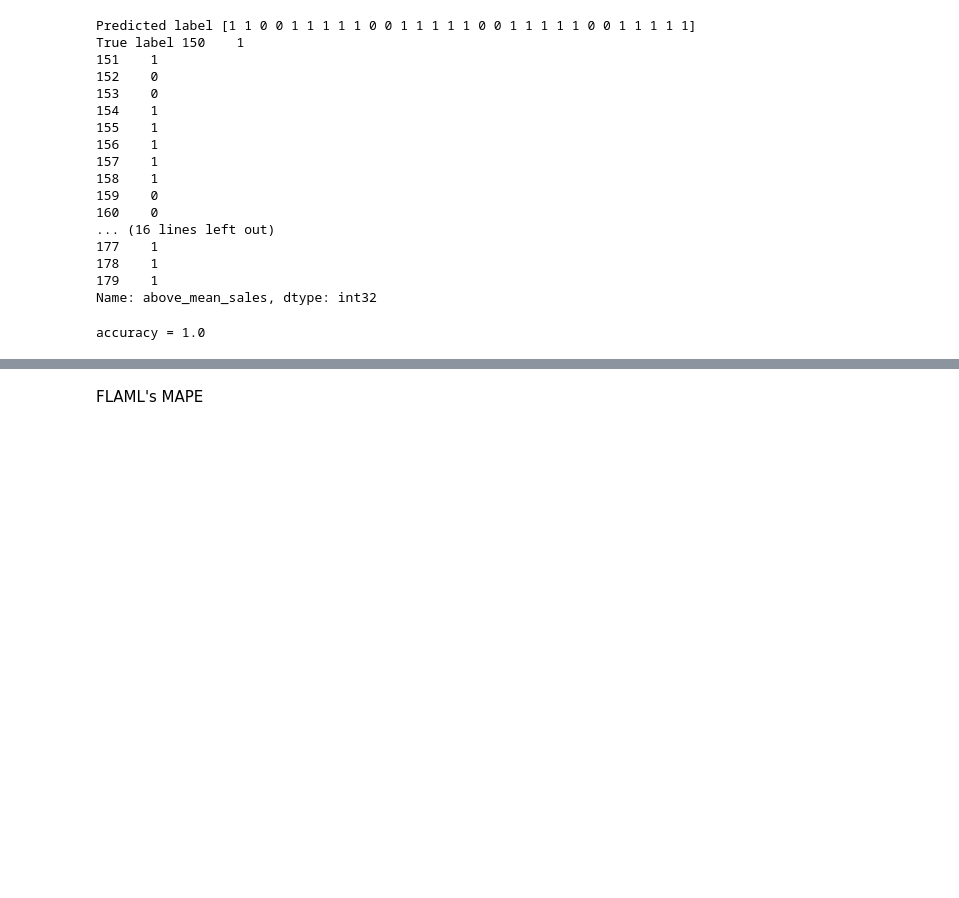
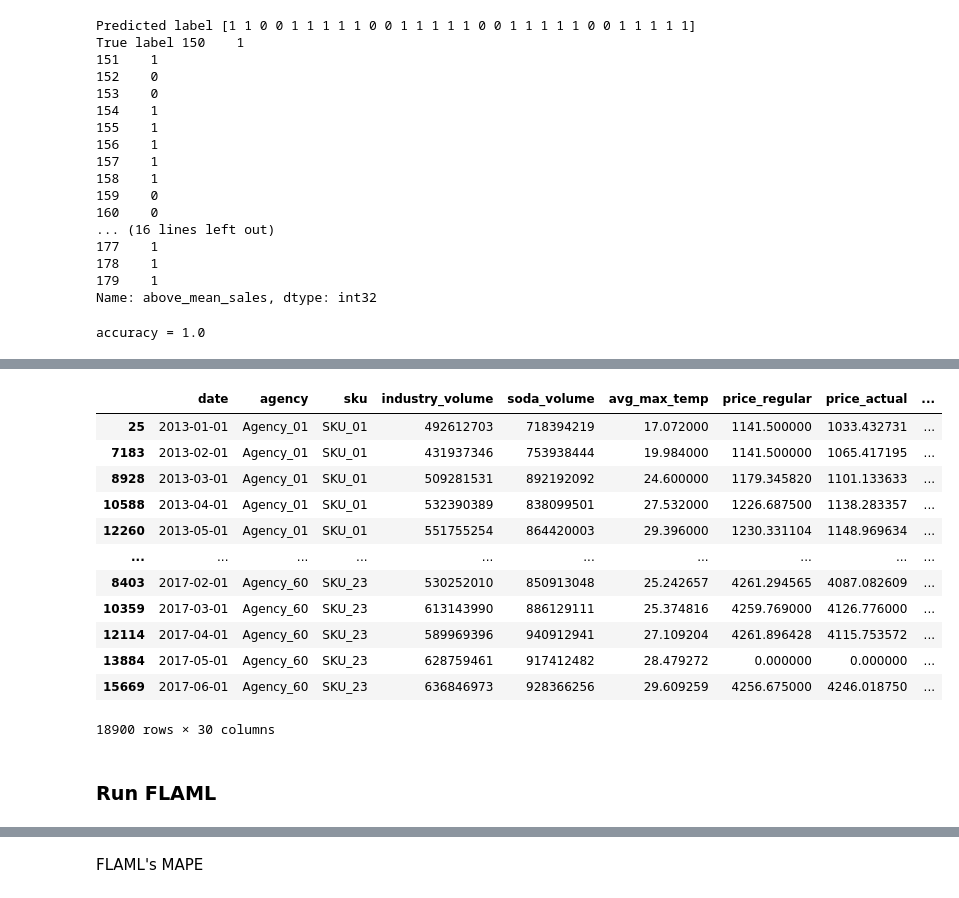
Before and after one commit to shreyas36/FLAML, a Jupyter notebook: notebook/automl_time_series_forecast.ipynb, the cells around one changed output, grey strips where cells are left out. Drawn from its saved outputs; the diff is of its cells as text; code cells hidden in the pictures; blank space fills up the shorter version.

```diff
--- a/notebook/automl_time_series_forecast.ipynb
+++ b/notebook/automl_time_series_forecast.ipynb
@@ -489,0 +522,34 @@ accuracy = 1.0
+# %%
+import numpy as np
+data, special_days = get_stalliion_data()
+time_horizon = 6  # predict six months
+# make time steps first column
+data["time_idx"] = data["date"].dt.year * 12 + data["date"].dt.month
+data["time_idx"] -= data["time_idx"].min()
+training_cutoff = data["time_idx"].max() - time_horizon
+ts_col = data.pop("date")
+data.insert(0, "date", ts_col)
+# FLAML assumes input is not sorted, but we sort here for comparison purposes with y_test
+data = data.sort_values(["agency", "sku", "date"])
+X_train = data[lambda x: x.time_idx <= training_cutoff]
+X_test = data[lambda x: x.time_idx > training_cutoff]
+y_train = X_train.pop("volume")
+y_test = X_test.pop("volume")
+# %%
+X_train
+# %% [output]
+|  | date | agency | sku | industry_volume | soda_volume | avg_max_temp | price_regular | price_actual | ... |
+| 25 | 2013-01-01 | Agency_01 | SKU_01 | 492612703 | 718394219 | 17.072000 | 1141.500000 | 1033.432731 | ... |
+| 7183 | 2013-02-01 | Agency_01 | SKU_01 | 431937346 | 753938444 | 19.984000 | 1141.500000 | 1065.417195 | ... |
+| 8928 | 2013-03-01 | Agency_01 | SKU_01 | 509281531 | 892192092 | 24.600000 | 1179.345820 | 1101.133633 | ... |
+| 10588 | 2013-04-01 | Agency_01 | SKU_01 | 532390389 | 838099501 | 27.532000 | 1226.687500 | 1138.283357 | ... |
+| 12260 | 2013-05-01 | Agency_01 | SKU_01 | 551755254 | 864420003 | 29.396000 | 1230.331104 | 1148.969634 | ... |
+| ... | ... | ... | ... | ... | ... | ... | ... | ... | ... |
+| 8403 | 2017-02-01 | Agency_60 | SKU_23 | 530252010 | 850913048 | 25.242657 | 4261.294565 | 4087.082609 | ... |
+| 10359 | 2017-03-01 | Agency_60 | SKU_23 | 613143990 | 886129111 | 25.374816 | 4259.769000 | 4126.776000 | ... |
+| 12114 | 2017-04-01 | Agency_60 | SKU_23 | 589969396 | 940912941 | 27.109204 | 4261.896428 | 4115.753572 | ... |
+| 13884 | 2017-05-01 | Agency_60 | SKU_23 | 628759461 | 917412482 | 28.479272 | 0.000000 | 0.000000 | ... |
+| 15669 | 2017-06-01 | Agency_60 | SKU_23 | 636846973 | 928366256 | 29.609259 | 4256.675000 | 4246.018750 | ... |
+18900 rows × 30 columns
+# %% [markdown]
+### Run FLAML
```
Also changed, not shown: parts of 28 cells of this notebook.
